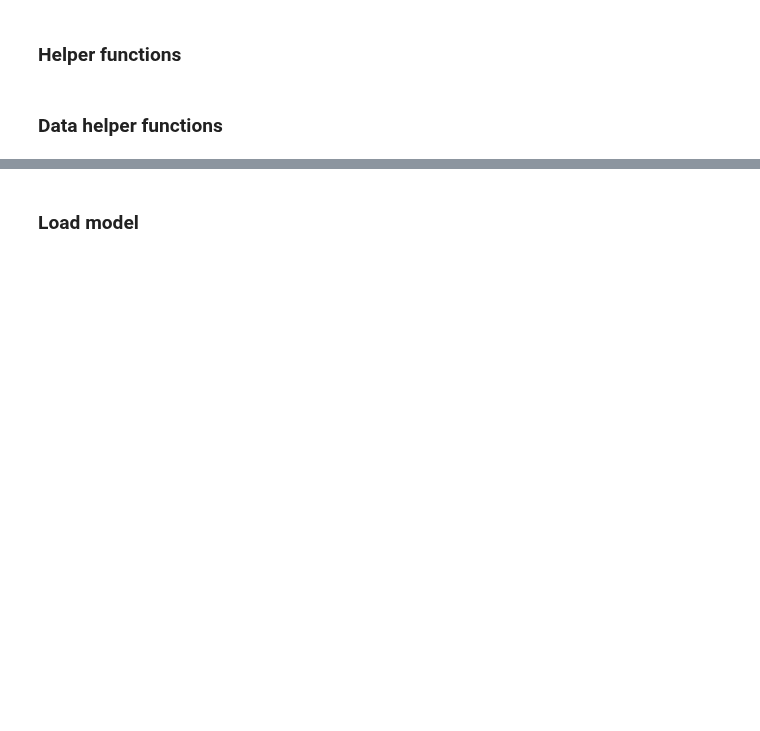
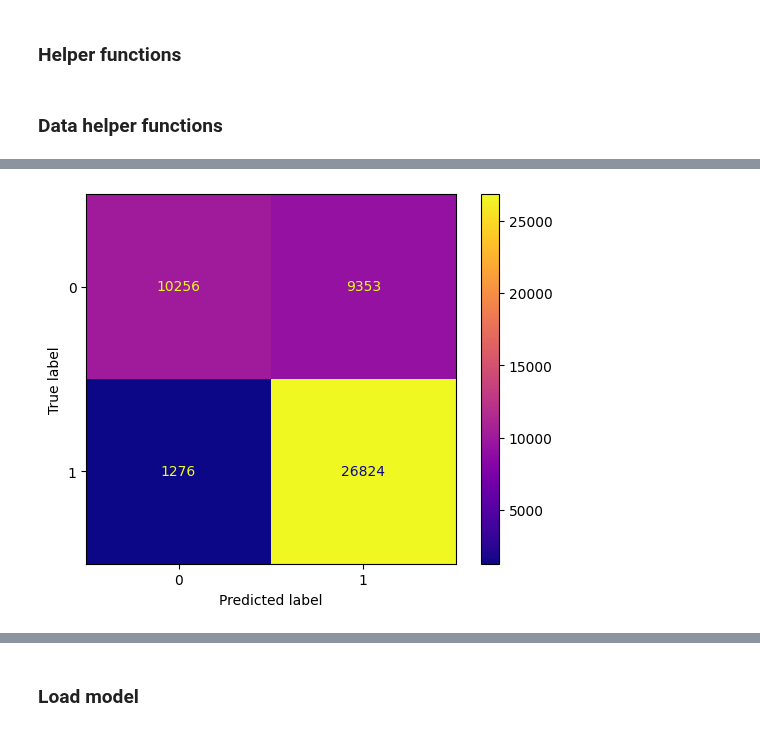
Before and after one commit to Alexandra-Smith/masters, a Jupyter notebook: notebooks/10-testing.ipynb, the cells around one changed output, grey strips where cells are left out. Drawn from its saved outputs; the diff is of its cells as text; code cells hidden in the pictures; blank space fills up the shorter version.

```diff
--- a/notebooks/10-testing.ipynb
+++ b/notebooks/10-testing.ipynb
@@ -265,0 +370,4 @@ FileNotFoundError: [Errno 2] No such file or directory: '../data/processed/patch
+# %%
+plot_confusion_matrix(true_labels, model_predictions)
+# %% [output]
+[figure, added]
```
Also changed, not shown: parts of 13 cells of this notebook, 1 other file.
